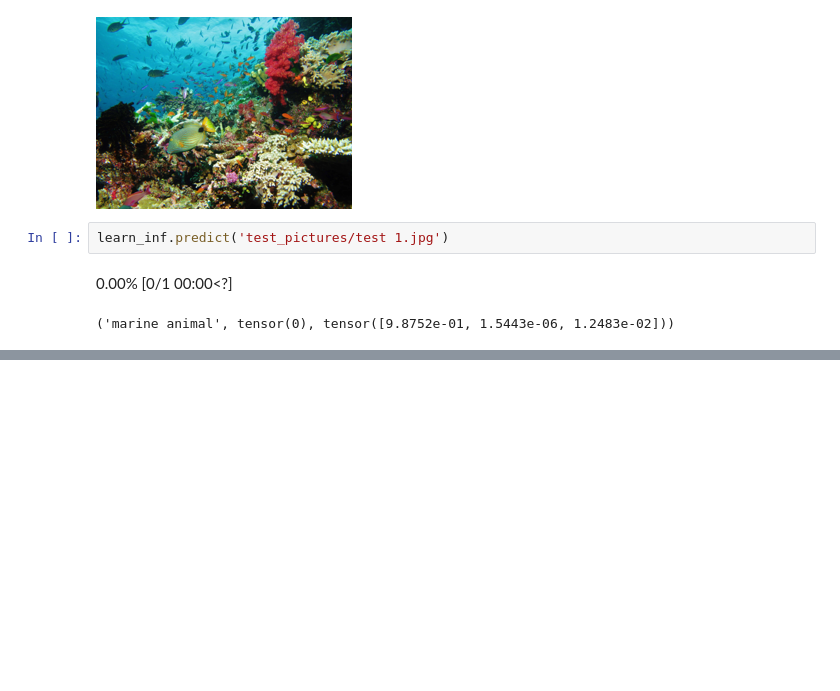
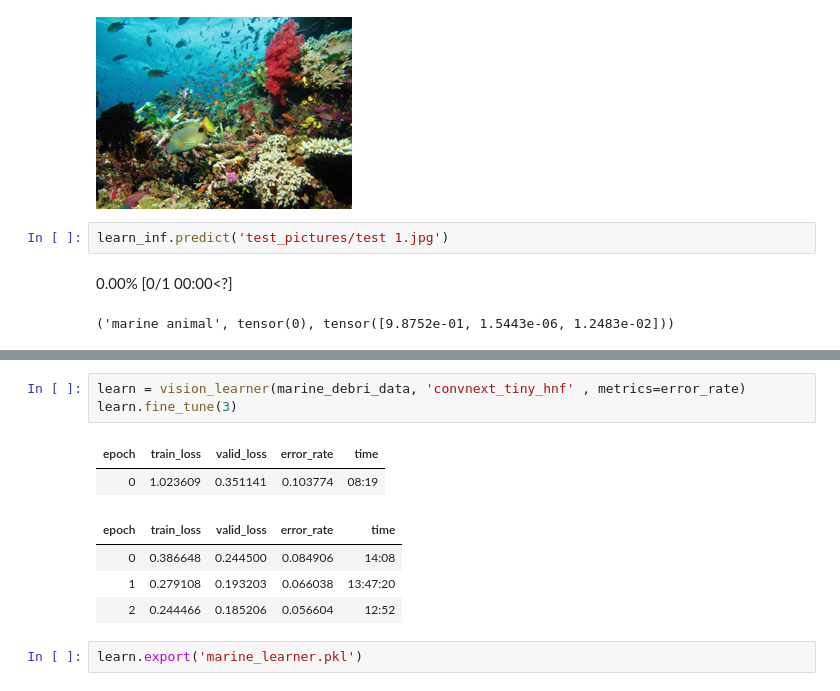
Before and after one commit to xuzmocode4-325/art-or-waste, a Jupyter notebook: water-waste-identifier.ipynb, the cells around one changed output, grey strips where cells are left out. Drawn from its saved outputs; the diff is of its cells as text; blank space fills up the shorter version.

Commit message:
updated learner and app.py

```diff
--- a/water-waste-identifier.ipynb
+++ b/water-waste-identifier.ipynb
@@ -206,0 +221,12 @@ learn_inf.predict('test_pictures/test 1.jpg')
+# %%
+learn = vision_learner(marine_debri_data, 'convnext_tiny_hnf' , metrics=error_rate)
+learn.fine_tune(3)
+# %% [output]
+| epoch | train_loss | valid_loss | error_rate | time |
+| 0 | 1.023609 | 0.351141 | 0.103774 | 08:19 |
+| epoch | train_loss | valid_loss | error_rate | time |
+| 0 | 0.386648 | 0.244500 | 0.084906 | 14:08 |
+| 1 | 0.279108 | 0.193203 | 0.066038 | 13:47:20 |
+| 2 | 0.244466 | 0.185206 | 0.056604 | 12:52 |
+# %%
+learn.export('marine_learner.pkl')
```
Also changed, not shown: parts of 4 cells of this notebook, 3 other files.
